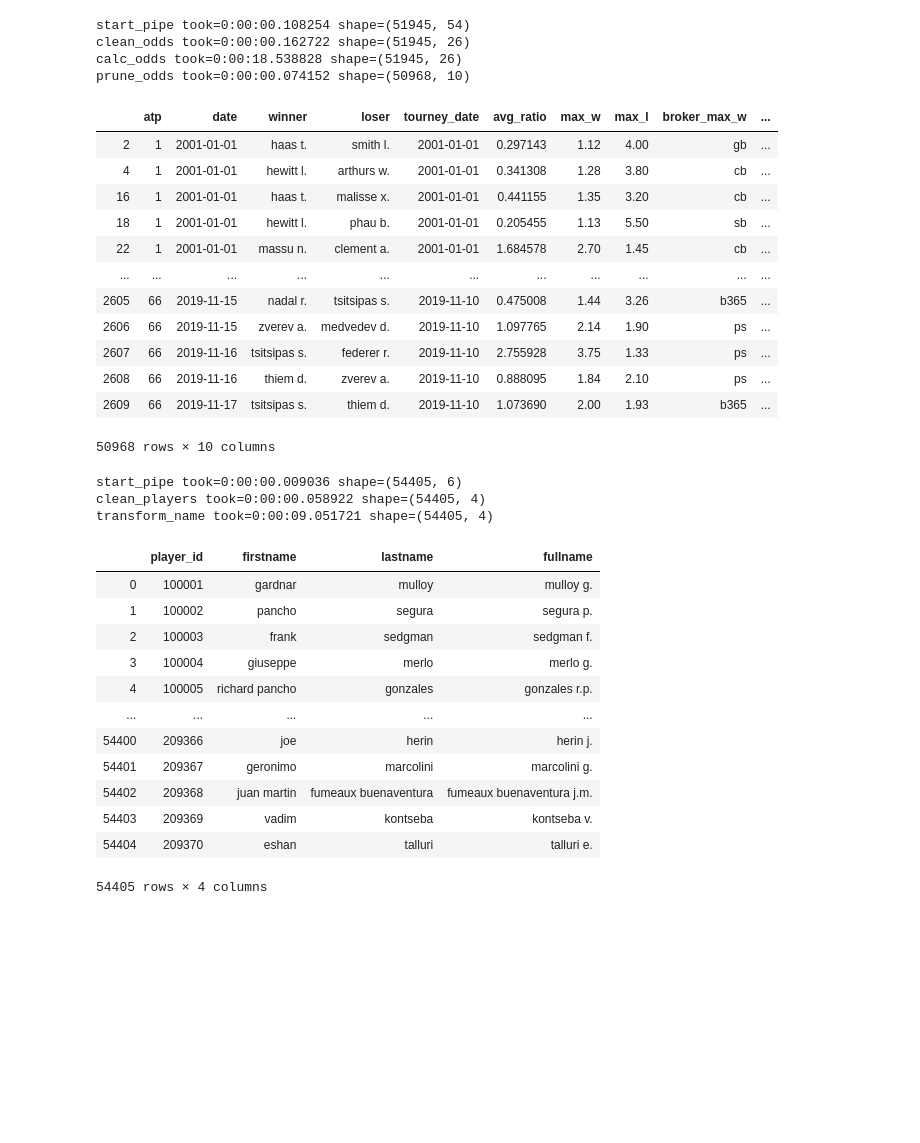
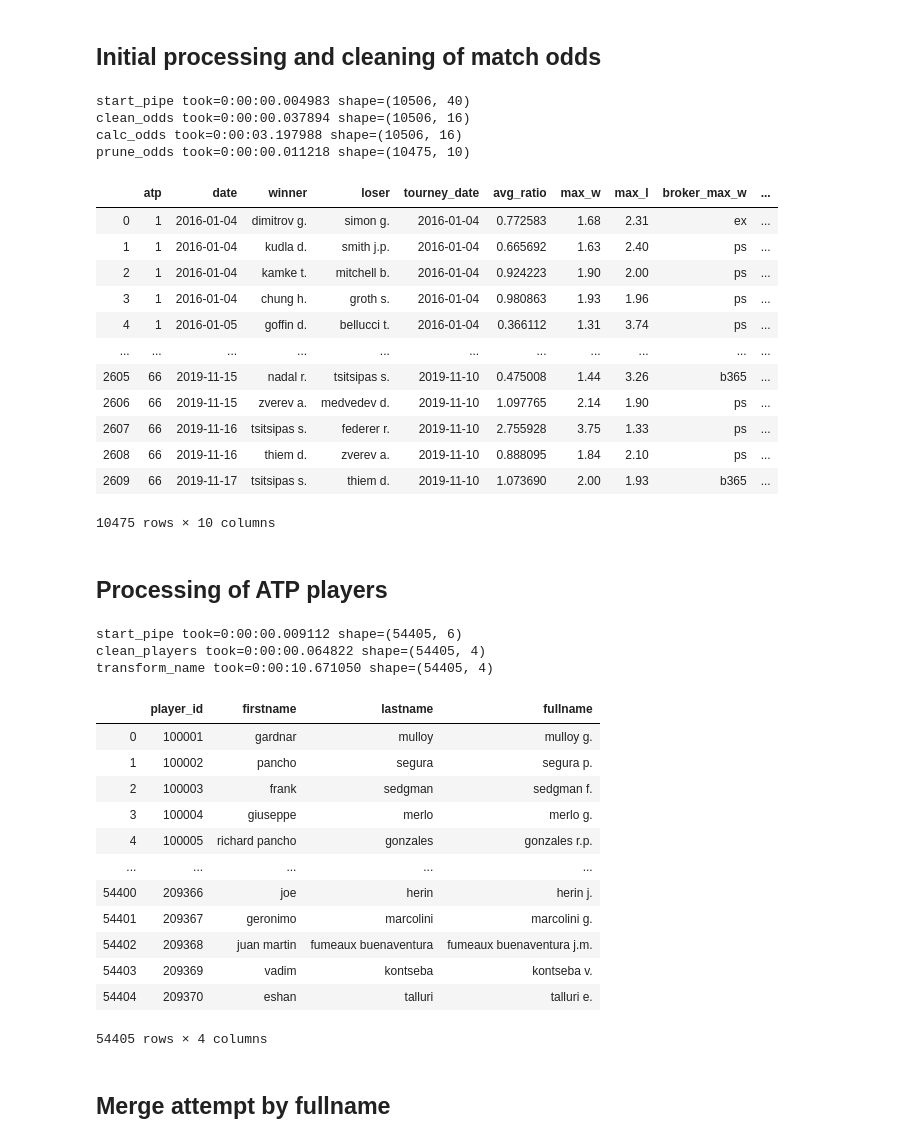
Before and after one commit to jost95/atp-tennis-predictions, a Jupyter notebook: results_odds_merge.ipynb, the cells around one changed output. Cells and saved outputs as stored; diff of their text form; code cells hidden in the pictures; blank space fills up the shorter version.

```diff
--- a/results_odds_merge.ipynb
+++ b/results_odds_merge.ipynb
@@ -1,31 +7,43 @@
 # %%
 import os
+import json
 import numpy as np
 import pandas as pd
 import datetime as dt
 
-from definitions import INPUT_PATH
-from pre_process_utils import logger
+from definitions import ODDS_PATH, RAW_PATH, ROOT_DIR, GEN_PATH
+from utilities.helper import logger
+
+# Read configuration file
+with open(os.path.join(ROOT_DIR, 'config.json')) as f:
+    config = json.load(f)
+
+proc_match_filepath = os.path.join(GEN_PATH, config['proc_match_filename_final'])
+odds_filepath = os.path.join(GEN_PATH, config['odds_filename'])
 
 # Read all ATP players
-atp_players = pd.read_csv(os.path.join(INPUT_PATH, 'atp_results/atp_players.csv'), parse_dates=['birthdate'])
+atp_players = pd.read_csv(os.path.join(RAW_PATH, 'atp_players.csv'), parse_dates=['birthdate'])
+
+years = config['proc_year']
 
 # Load all matches from odds files
 match_odds = []
-for year in range(2001, 2019 + 1):
+for year in range(years['from'], years['to'] + 1):
     if year < 2013:
-        match_odds.append(pd.read_excel(os.path.join(INPUT_PATH, 'odds/' + str(year) + '.xls'),
+        match_odds.append(pd.read_excel(os.path.join(ODDS_PATH, str(year) + '.xls'),
                                           parse_dates=['Date']))
     else:
-        match_odds.append(pd.read_excel(os.path.join(INPUT_PATH, 'odds/' + str(year) + '.xlsx'),
+        match_odds.append(pd.read_excel(os.path.join(ODDS_PATH, str(year) + '.xlsx'),
                                          parse_dates=['Date']))
 
 match_odds = pd.concat(match_odds, sort=False)
 
-processed_matches = pd.read_hdf(os.path.join(INPUT_PATH, 'processed_matches_FINAL.h5'), key='matches')
+processed_matches = pd.read_hdf(proc_match_filepath, key='matches')
 
 # Uncomment if debug
 #odds_players = odds_players.loc[odds_players['Date'] >= '20190101']
+# %% [markdown]
+## Initial processing and cleaning of match odds
 # %%
 @logger
 def start_pipe(df):
@@ -33,8 +51,7 @@ def start_pipe(df):
 
 @logger
 def clean_odds(df):
-    filter_cols = ['ATP', 'Date', 'Winner', 'Loser', 'CBW', 'CBL', 'GBW', 'GBL', 'IWW', 'IWL', 'SBW', 'SBL',
-                  'B365W', 'B365L', 'B&WW', 'B&WL', 'EXW', 'EXL', 'PSW', 'PSL']
+    filter_cols = ['ATP', 'Date', 'Winner', 'Loser', 'B365W', 'B365L', 'EXW', 'EXL', 'PSW', 'PSL']
     df = df.filter(filter_cols)
     df.columns = map(str.lower, df.columns)
     df.fillna(0, inplace=True)
@@ -67,7 +84,7 @@ def calc_odds(df):
 def calc_match_odds(match, t_date):
     match['tourney_date'] = t_date
 
-    brokers = ['cb', 'gb', 'iw', 'sb', 'b365', 'b&w', 'ex', 'ps']
+    brokers = ['b365', 'ex', 'ps']
     total_ratio = 0
     n = 0
     max_w = 0
@@ -98,50 +115,52 @@ def calc_match_odds(match, t_date):
             n += 1
 
     if n > 0:
         match['max_w'] = max_w
         match['max_l'] = max_l
         match['broker_max_w'] = broker_max_w
         match['broker_max_l'] = broker_max_l
         match['avg_ratio'] = total_ratio/n
 
     return match
 
 @logger
 def prune_odds(df):
-    brokers = ['cb', 'gb', 'iw', 'sb', 'b365', 'b&w', 'ex', 'ps']
+    brokers = ['b365', 'ex', 'ps']
 
     for b in brokers:
         df.drop([b + 'w', b + 'l'], inplace=True, axis=1)
 
     df.dropna(inplace=True)
 
     return df
 
 proc_match_odds = (match_odds
     .pipe(start_pipe)
     .pipe(clean_odds)
     .pipe(calc_odds)
     .pipe(prune_odds))
 
 proc_match_odds
 # %% [output]
-start_pipe took=0:00:00.108254 shape=(51945, 54)
-clean_odds took=0:00:00.162722 shape=(51945, 26)
-calc_odds took=0:00:18.538828 shape=(51945, 26)
-prune_odds took=0:00:00.074152 shape=(50968, 10)
+start_pipe took=0:00:00.004983 shape=(10506, 40)
+clean_odds took=0:00:00.037894 shape=(10506, 16)
+calc_odds took=0:00:03.197988 shape=(10506, 16)
+prune_odds took=0:00:00.011218 shape=(10475, 10)
 |  | atp | date | winner | loser | tourney_date | avg_ratio | max_w | max_l | broker_max_w | ... |
-| 2 | 1 | 2001-01-01 | haas t. | smith l. | 2001-01-01 | 0.297143 | 1.12 | 4.00 | gb | ... |
-| 4 | 1 | 2001-01-01 | hewitt l. | arthurs w. | 2001-01-01 | 0.341308 | 1.28 | 3.80 | cb | ... |
-| 16 | 1 | 2001-01-01 | haas t. | malisse x. | 2001-01-01 | 0.441155 | 1.35 | 3.20 | cb | ... |
-| 18 | 1 | 2001-01-01 | hewitt l. | phau b. | 2001-01-01 | 0.205455 | 1.13 | 5.50 | sb | ... |
-| 22 | 1 | 2001-01-01 | massu n. | clement a. | 2001-01-01 | 1.684578 | 2.70 | 1.45 | cb | ... |
+| 0 | 1 | 2016-01-04 | dimitrov g. | simon g. | 2016-01-04 | 0.772583 | 1.68 | 2.31 | ex | ... |
+| 1 | 1 | 2016-01-04 | kudla d. | smith j.p. | 2016-01-04 | 0.665692 | 1.63 | 2.40 | ps | ... |
+| 2 | 1 | 2016-01-04 | kamke t. | mitchell b. | 2016-01-04 | 0.924223 | 1.90 | 2.00 | ps | ... |
+| 3 | 1 | 2016-01-04 | chung h. | groth s. | 2016-01-04 | 0.980863 | 1.93 | 1.96 | ps | ... |
+| 4 | 1 | 2016-01-05 | goffin d. | bellucci t. | 2016-01-04 | 0.366112 | 1.31 | 3.74 | ps | ... |
 | ... | ... | ... | ... | ... | ... | ... | ... | ... | ... | ... |
 | 2605 | 66 | 2019-11-15 | nadal r. | tsitsipas s. | 2019-11-10 | 0.475008 | 1.44 | 3.26 | b365 | ... |
 | 2606 | 66 | 2019-11-15 | zverev a. | medvedev d. | 2019-11-10 | 1.097765 | 2.14 | 1.90 | ps | ... |
 | 2607 | 66 | 2019-11-16 | tsitsipas s. | federer r. | 2019-11-10 | 2.755928 | 3.75 | 1.33 | ps | ... |
 | 2608 | 66 | 2019-11-16 | thiem d. | zverev a. | 2019-11-10 | 0.888095 | 1.84 | 2.10 | ps | ... |
 | 2609 | 66 | 2019-11-17 | tsitsipas s. | thiem d. | 2019-11-10 | 1.073690 | 2.00 | 1.93 | b365 | ... |
-50968 rows × 10 columns
+10475 rows × 10 columns
+# %% [markdown]
+## Processing of ATP players
 # %%
 @logger
 def clean_players(df):
@@ -173,9 +192,9 @@ proc_atp_players = (atp_players
 
 proc_atp_players
 # %% [output]
-start_pipe took=0:00:00.009036 shape=(54405, 6)
-clean_players took=0:00:00.058922 shape=(54405, 4)
-transform_name took=0:00:09.051721 shape=(54405, 4)
+start_pipe took=0:00:00.009112 shape=(54405, 6)
+clean_players took=0:00:00.064822 shape=(54405, 4)
+transform_name took=0:00:10.671050 shape=(54405, 4)
 |  | player_id | firstname | lastname | fullname |
 | 0 | 100001 | gardnar | mulloy | mulloy g. |
 | 1 | 100002 | pancho | segura | segura p. |
@@ -189,6 +208,8 @@ transform_name took=0:00:09.051721 shape=(54405, 4)
 | 54403 | 209369 | vadim | kontseba | kontseba v. |
 | 54404 | 209370 | eshan | talluri | talluri e. |
 54405 rows × 4 columns
+# %% [markdown]
+## Merge attempt by fullname
 # %%
 @logger
 def merge_names(df, atp):
```
Also changed, not shown: parts of 8 cells of this notebook, 18 other files.
